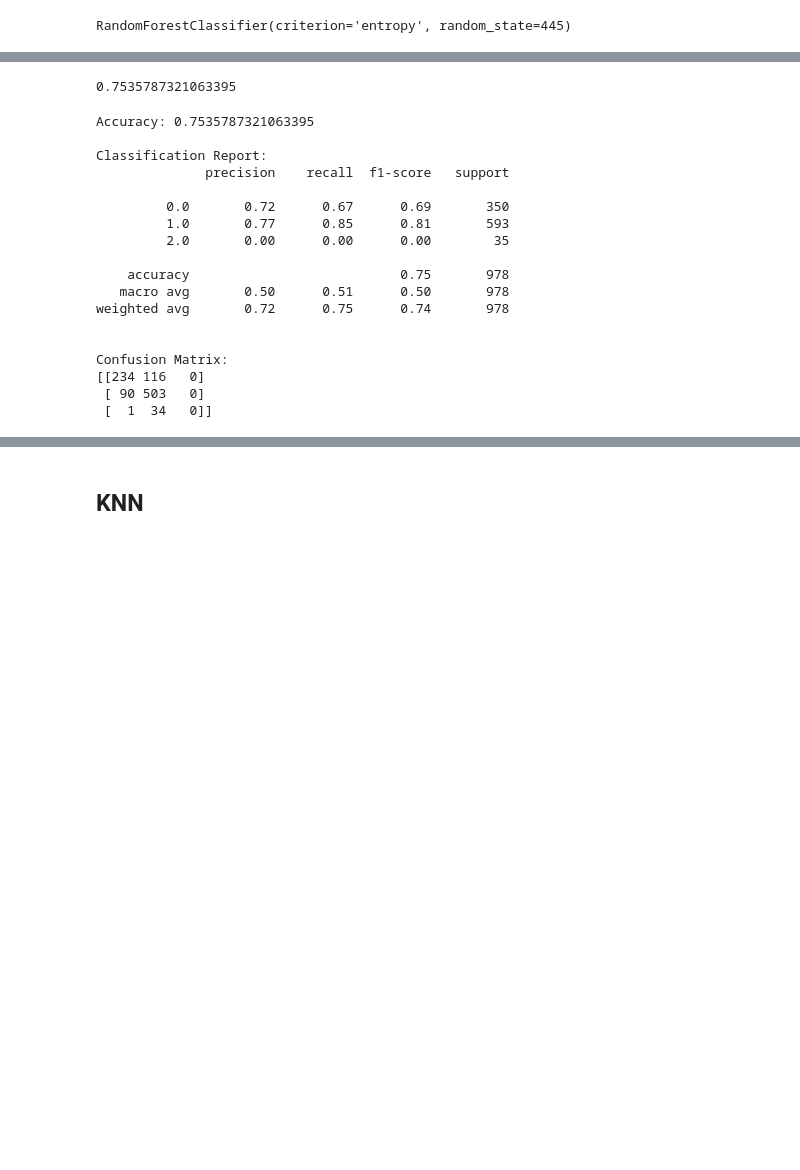
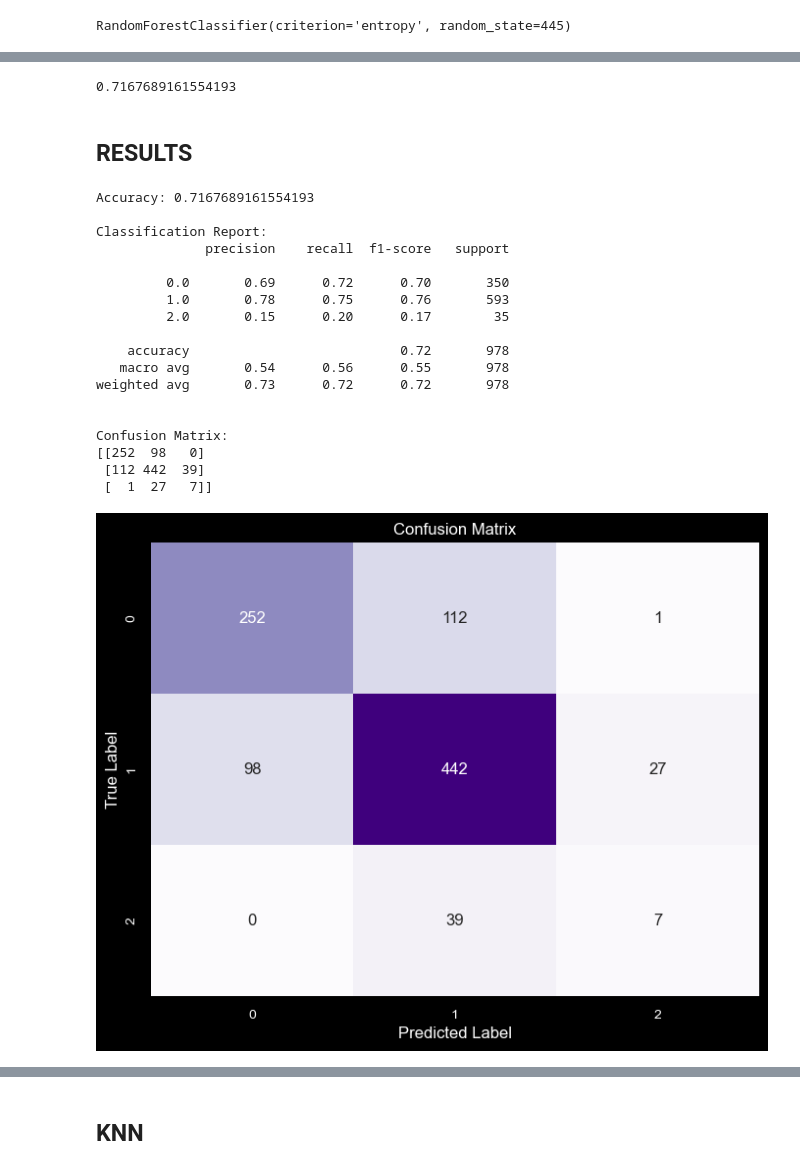
Before and after one commit to gabriela-arlt/BlueBerry-Winery, a Jupyter notebook: wine+quality/ML- Quality Label Full Dataset without outliers.ipynb, the cells around one changed output, grey strips where cells are left out. Drawn from its saved outputs; the diff is of its cells as text; code cells hidden in the pictures; blank space fills up the shorter version.

```diff
--- a/wine+quality/ML- Quality Label Full Dataset without outliers.ipynb
+++ b/wine+quality/ML- Quality Label Full Dataset without outliers.ipynb
@@ -390,0 +276,4 @@ print(X_train.shape, X_test.shape, y_train.shape, y_test.shape)
+# %%
+# Apply SMOTE for oversampling only on the training set
+smote = SMOTE(sampling_strategy='auto', random_state=42)
+X_train_resampled, y_train_resampled = smote.fit_resample(X_train, y_train)
@@ -396,7 +296,7 @@ from sklearn.linear_model import LogisticRegression
 logistics_regression_model=LogisticRegression(random_state=52)
 # %%
 #fit the model
-logistics_regression_model.fit(X_train, y_train)
+logistics_regression_model.fit(X_train_resampled, y_train_resampled)
 # %% [output]
 STOP: TOTAL NO. of ITERATIONS REACHED LIMIT.
 
@@ -473,7 +375,7 @@ from sklearn.ensemble import RandomForestClassifier
 # %%
 RF_model= RandomForestClassifier(n_estimators= 100, criterion='entropy', random_state=445)
 # %%
-RF_model.fit(X_train, y_train)
+RF_model.fit(X_train_resampled, y_train_resampled)
 # %% [output]
 RandomForestClassifier(criterion='entropy', random_state=445)
 # %%
@@ -502,9 +404,11 @@ array([1., 1., 0., 1., 1., 1., 1., 0., 1., 1., 1., 1., 1., 1., 0., 0., 1.,
 acc=accuracy_score(y_test, preds2)
 acc
 # %% [output]
-0.7535787321063395
+0.7167689161554193
 # %%
 from sklearn.metrics import accuracy_score, classification_report, confusion_matrix
+# %% [markdown]
+## RESULTS
 # %%
 accuracy = accuracy_score(y_test, preds2)
 print(f"Accuracy: {accuracy}")
@@ -515,21 +419,41 @@ print(classification_report(y_test, preds2))
 print("\nConfusion Matrix:")
 print(confusion_matrix(y_test, preds2))
 # %% [output]
-Accuracy: 0.7535787321063395
+Accuracy: 0.7167689161554193
 
 Classification Report:
               precision    recall  f1-score   support
 
-         0.0       0.72      0.67      0.69       350
-         1.0       0.77      0.85      0.81       593
-         2.0       0.00      0.00      0.00        35
+         0.0       0.69      0.72      0.70       350
+         1.0       0.78      0.75      0.76       593
+         2.0       0.15      0.20      0.17        35
 
-    accuracy                           0.75       978
-   macro avg       0.50      0.51      0.50       978
-weighted avg       0.72      0.75      0.74       978
+    accuracy                           0.72       978
+   macro avg       0.54      0.56      0.55       978
+weighted avg       0.73      0.72      0.72       978
 
 
 Confusion Matrix:
-[[234 116   0]
- [ 90 503   0]
- [  1  34   0]]
+[[252  98   0]
+ [112 442  39]
+ [  1  27   7]]
+# %%
+import matplotlib.pyplot as plt
+import seaborn as sns
+from sklearn.metrics import confusion_matrix
+
+# Assuming y_true and y_pred are your true and predicted labels
+# Compute confusion matrix
+cm = confusion_matrix(preds2, y_test)
+sns.set_theme(rc={'axes.facecolor':'black', 'figure.facecolor':'black', 'grid.color': 'black' })
+# Plot confusion matrix
+plt.figure(figsize=(8, 6))
+sns.heatmap(cm, annot=True, fmt='d', cmap='Purples', cbar=False)
+plt.xlabel('Predicted Label', color='white')
+plt.ylabel('True Label', color='white')
+plt.title('Confusion Matrix', color='white')
+plt.xticks(fontsize=10, color='white')
+plt.yticks(fontsize=10, color='white')
+plt.show()
+# %% [output]
+[figure, added]
```
Also changed, not shown: parts of 71 cells of this notebook, 8 other files.
